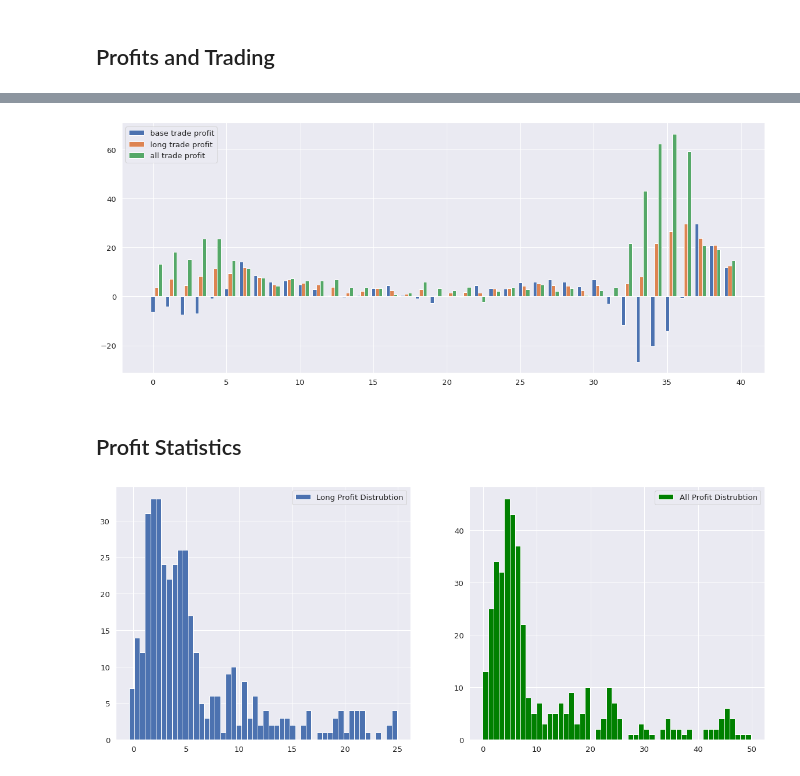
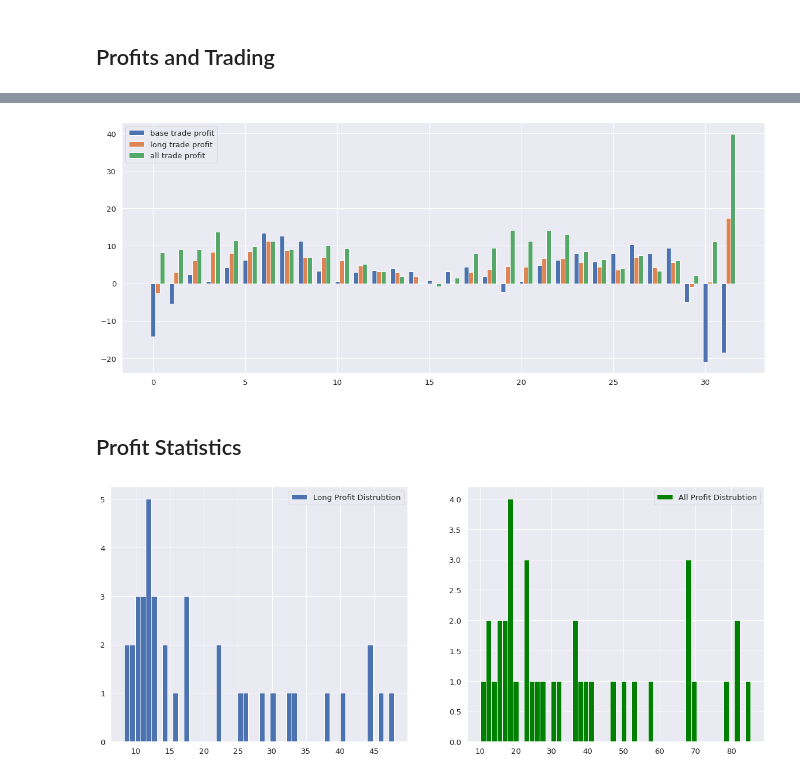
Before and after one commit to ajmal017/FinTech, a Jupyter notebook: Predict_DualLTSM_Technical.ipynb, the cells around one changed output, grey strips where cells are left out. Saved outputs shown, nothing was run; the diff lists cells and outputs as text; code cells hidden in the pictures.

```diff
--- a/Predict_DualLTSM_Technical.ipynb
+++ b/Predict_DualLTSM_Technical.ipynb
@@ -318,7 +346,7 @@ def calculate_accuracy(unscaled_y_test,
 # Build, Train Model
 # Calculate Result
 # %%
-ticker = "^GSPC" #@param ["^GSPC", "^IXIC", "^DJI", "^VIX", "INTC", "MSFT", "QCOM", "GE", "GOOGL", "NVDA"]
+ticker = "SBUX" #@param ["^GSPC", "^IXIC", "^DJI", "^VIX", "INTC", "SBUX", "NFLX", "MSFT", "QCOM", "GE", "GOOGL", "NVDA", "CSCO"]
 time_span = 3 #@param {type:"slider", min:1, max:24, step:1}
 force_train = False #@param {type:"boolean"}
 time_span *= 21
@@ -355,9 +383,14 @@ y_test_predicted, y_last_predicted = predict_test_data(model=model,
                                                     y_normaliser=y_normaliser)
 
 # Calculate and plot accuracy metrics
-result, portfolio, portfolio_over_time = calculate_accuracy(unscaled_y_test=unscaled_y_test,
-                                                            y_test_predicted=y_test_predicted,
-                                                            dates_test=dates_test,
-                                                            time_span=time_span,
-                                                            time_step=10)
+result, portfolio, portfolio_over_time_dfs = calculate_accuracy(unscaled_y_test=unscaled_y_test,
+                                                                y_test_predicted=y_test_predicted,
+                                                                dates_test=dates_test,
+                                                                time_span=time_span,
+                                                                time_step=10)
+end_date = dt.date.today()
+start_date = end_date - dt.timedelta(365 * 2)
+orig_data = pdr.get_data_yahoo(ticker, start_date, end_date)
+result_folder = data_folder + "/" + ticker
+maybe_make_dir(result_folder)
 # %% [output]
@@ -468,15 +531,15 @@ plt.show()
 # %%
-ind = np.arange(len(portfolio_over_time))
-plt.bar(x=ind, height=portfolio_over_time['Base Profit'], label='base trade profit', width=0.25)
-plt.bar(x=ind+0.25, height=portfolio_over_time['Long Profit'], label='long trade profit', width=0.25)
+ind = np.arange(len(portfolio_over_time_dfs[1]))
+plt.bar(x=ind, height=portfolio_over_time_dfs[1]['Base Profit'], label='base trade profit', width=0.25)
+plt.bar(x=ind+0.25, height=portfolio_over_time_dfs[1]['Long Profit'], label='long trade profit', width=0.25)
 #axs[1].plot(portfolio_over_time['Short Profit'], label='short trade profit')
-plt.bar(x=ind+0.5, height=portfolio_over_time['All Profit'], label='all trade profit', width=0.25)
+plt.bar(x=ind+0.5, height=portfolio_over_time_dfs[1]['All Profit'], label='all trade profit', width=0.25)
 #axs[1].xaxis_date()
 
 plt.legend()
 plt.show()
 # %% [output]
-[figure, old version]
+[figure, new version]
 # %% [markdown]
 ## Profit Statistics
 # %%
@@ -488,4 +551,4 @@ axs[1].hist(portfolio_over_time['All Profit'], bins=50, label="All Profit Distru
 axs[1].legend()
 plt.show()
 # %% [output]
-[figure, old version]
+[figure, new version]
```
Also changed, not shown: parts of 18 cells of this notebook.
